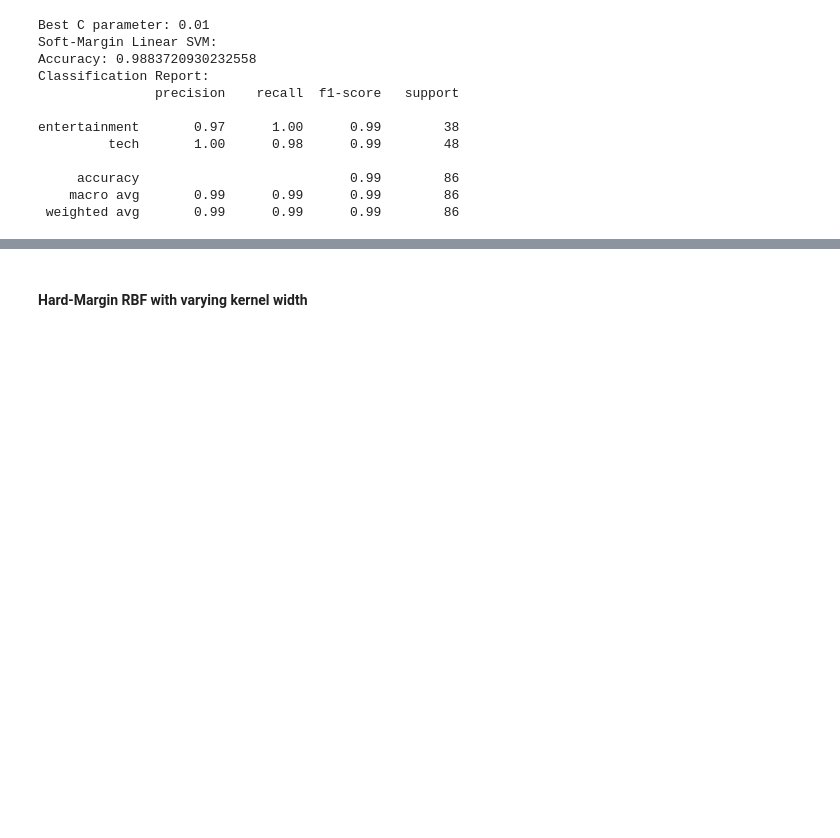
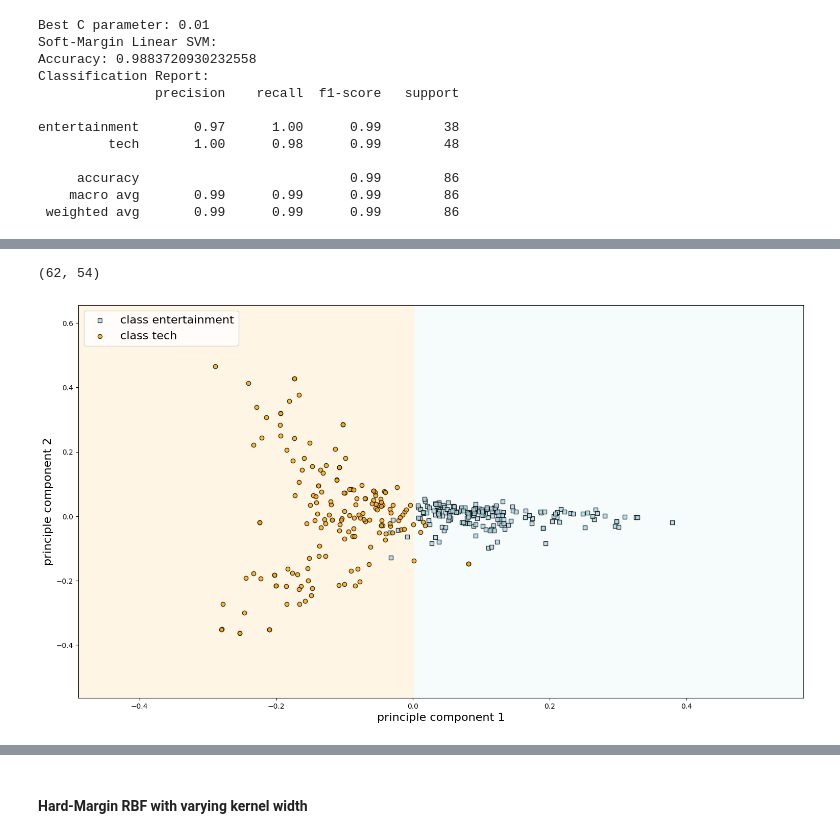
Before and after one commit to jeffcct/Tutorial-5, a Jupyter notebook: Assignment/draft.ipynb, the cells around one changed output, grey strips where cells are left out. Cells and saved outputs as stored; diff of their text form; code cells hidden in the pictures; blank space fills up the shorter version.

```diff
--- a/Assignment/draft.ipynb
+++ b/Assignment/draft.ipynb
@@ -284,0 +449,21 @@ entertainment       0.97      1.00      0.99        38
+# %%
+# soft SVM
+from sklearn.svm import SVC
+
+# use cross validation to choose C
+c_param = {'C': [0.01, 0.1, 1, 10, 100]}
+grid_search = GridSearchCV(SVC(kernel = "linear"), c_param, cv = 5)
+grid_search.fit(X_train_tfid, y_train)
+best_c = grid_search.best_params_['C']
+print(f'Best C parameter: {best_c}')
+
+# train final model with best c
+linear_svm = SVC(kernel = "linear", C = best_c)
+linear_svm.fit(X_train_tfid, y_train)
+
+y_train_linear = linear_svm.predict(X_train_tfid)
+y_test_linear = linear_svm.predict(X_test_tfid)
+print('Soft-Margin Linear SVM:')
+print('Accuracy:', accuracy_score(y_test, y_test_linear))
+print('Classification Report:')
+print(classification_report(y_test, y_test_linear))
@@ -284,0 +483,9 @@ entertainment       0.97      1.00      0.99        38
+# %%
+fig, ax_pca = plt.subplots(1, 1, figsize=(16, 10))
+fig.subplots_adjust(left=0.0625, right=0.95, wspace=0.1)
+
+
+plot_decision_regions(pca_knn, pca_train_tfidf, y_train_linear, ax_pca, linear_svm, test_idx=None, resolution=0.02)
+# %% [output]
+(62, 54)
+[figure, added]
```
Also changed, not shown: parts of 22 cells of this notebook, 1 other file.
